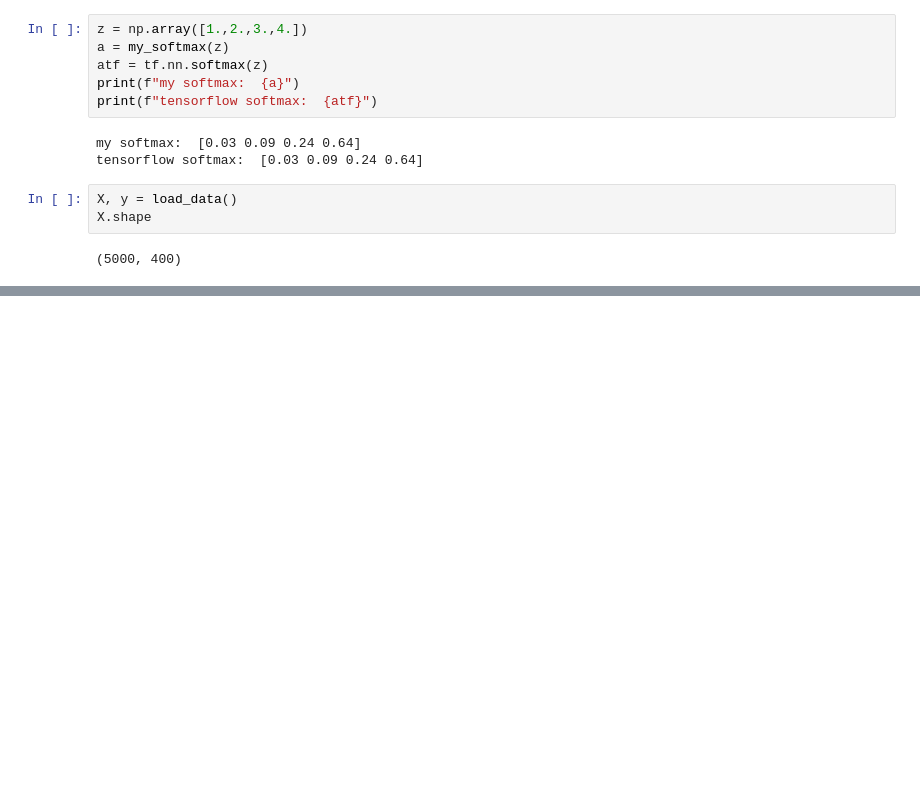
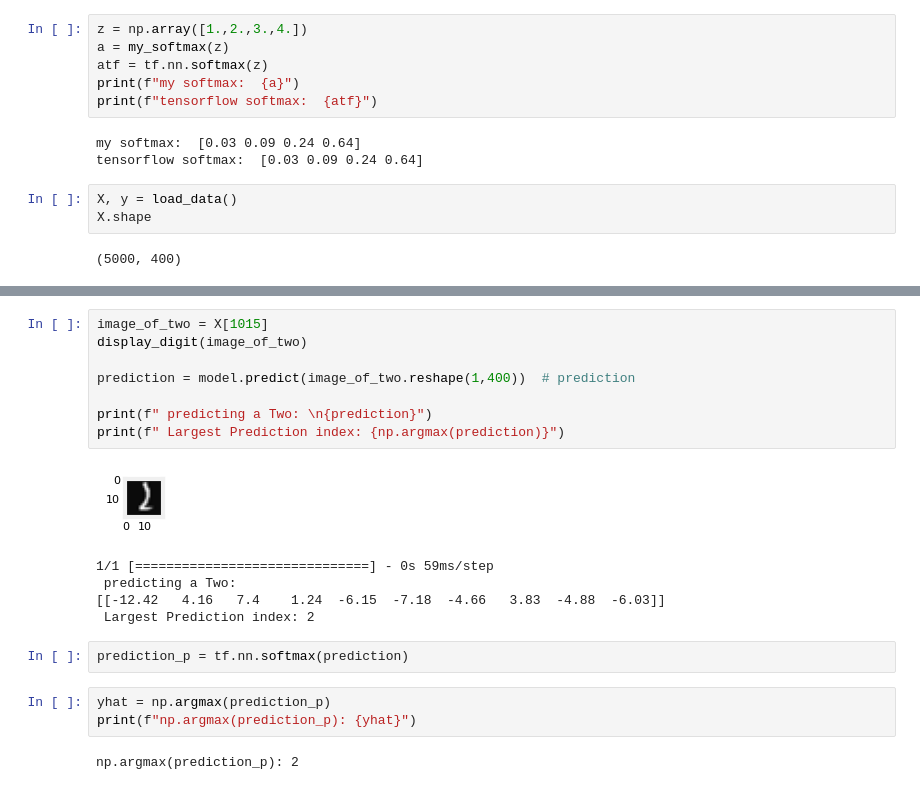
Before and after one commit to harsh194/machine_learning, a Jupyter notebook: Handwritten_Digit_Recognition(0_9).ipynb, the cells around one changed output, grey strips where cells are left out. Drawn from its saved outputs; the diff is of its cells as text; blank space fills up the shorter version.

```diff
--- a/Handwritten_Digit_Recognition(0_9).ipynb
+++ b/Handwritten_Digit_Recognition(0_9).ipynb
@@ -57,0 +124,21 @@ for i, ax in enumerate(axes.flat):
+# %%
+image_of_two = X[1015]
+display_digit(image_of_two)
+
+prediction = model.predict(image_of_two.reshape(1,400))  # prediction
+
+print(f" predicting a Two: \n{prediction}")
+print(f" Largest Prediction index: {np.argmax(prediction)}")
+# %% [output]
+[figure, added]
+1/1 [==============================] - 0s 59ms/step
+ predicting a Two:
+[[-12.42   4.16   7.4    1.24  -6.15  -7.18  -4.66   3.83  -4.88  -6.03]]
+ Largest Prediction index: 2
+# %%
+prediction_p = tf.nn.softmax(prediction)
+# %%
+yhat = np.argmax(prediction_p)
+print(f"np.argmax(prediction_p): {yhat}")
+# %% [output]
+np.argmax(prediction_p): 2
```
Also changed, not shown: parts of 9 cells of this notebook.
